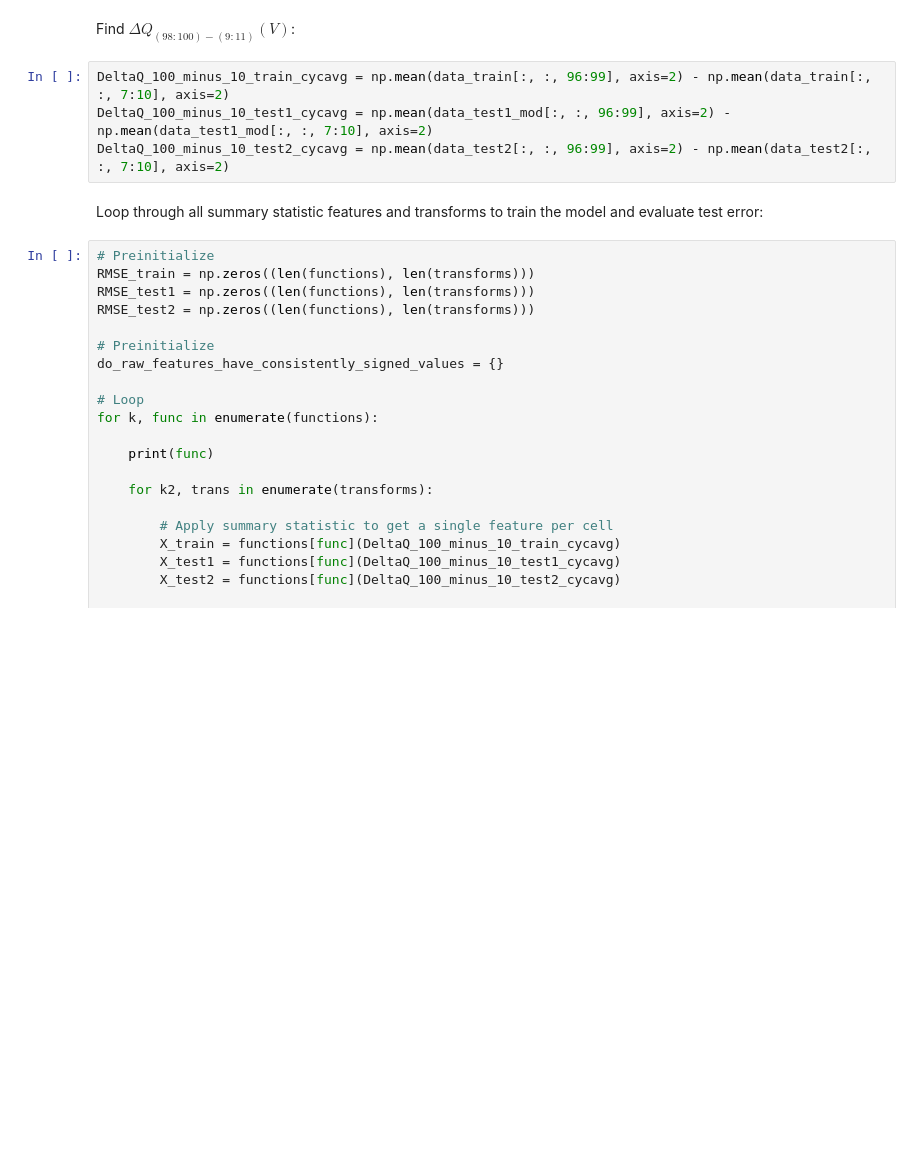
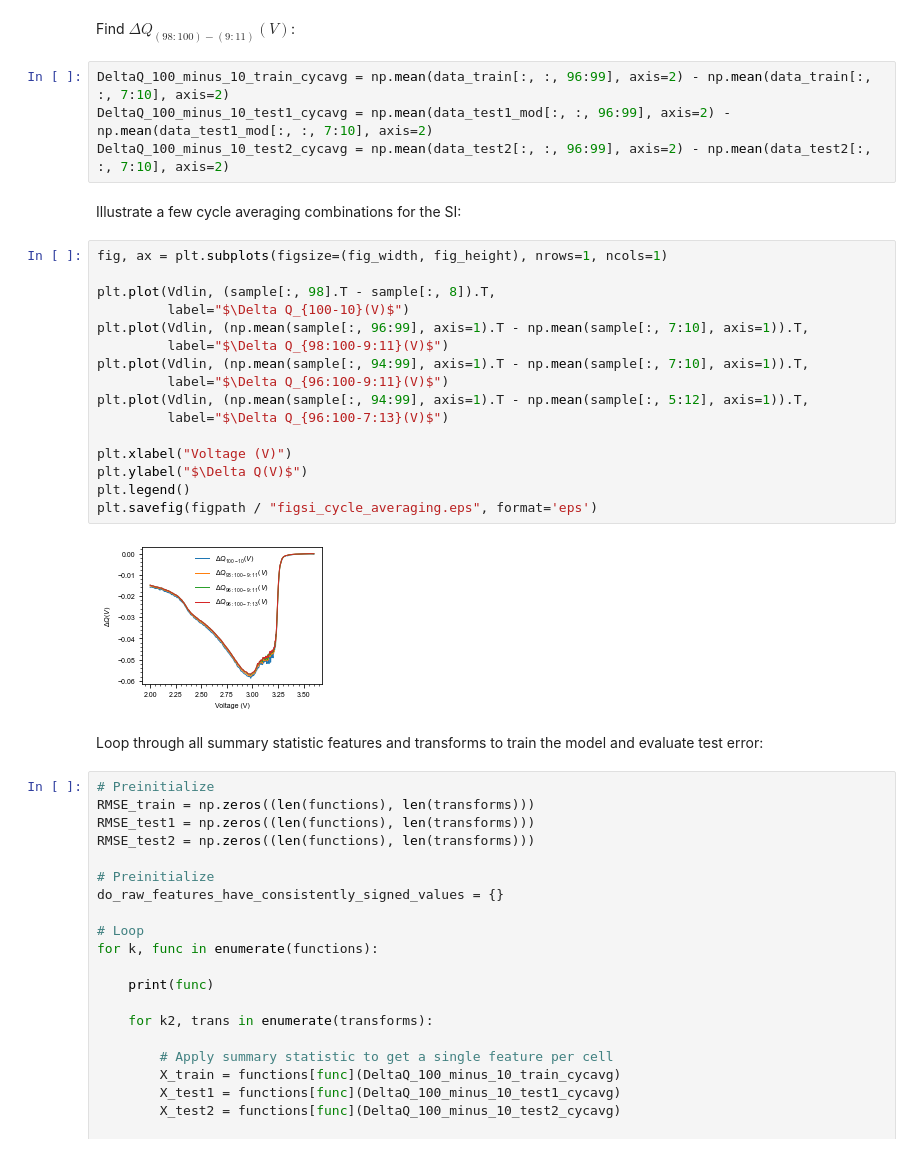
Before and after one commit to petermattia/revisit-severson-et-al, a Jupyter notebook: revisit-severson-et-al.ipynb, the cells around one changed output. Cells and saved outputs as stored; diff of their text form; blank space fills up the shorter version.

Commit message:
Response round 2
- Add SI fig on cycle averaging
- Add a small analysis on cycle life vs charging time

```diff
--- a/revisit-severson-et-al.ipynb
+++ b/revisit-severson-et-al.ipynb
@@ -710,6 +710,26 @@ Find $ \Delta Q_{(98:100)-(9:11)}(V) $:
 DeltaQ_100_minus_10_train_cycavg = np.mean(data_train[:, :, 96:99], axis=2) - np.mean(data_train[:, :, 7:10], axis=2)
 DeltaQ_100_minus_10_test1_cycavg = np.mean(data_test1_mod[:, :, 96:99], axis=2) - np.mean(data_test1_mod[:, :, 7:10], axis=2)
 DeltaQ_100_minus_10_test2_cycavg = np.mean(data_test2[:, :, 96:99], axis=2) - np.mean(data_test2[:, :, 7:10], axis=2)
+# %% [markdown]
+Illustrate a few cycle averaging combinations for the SI:
+# %%
+fig, ax = plt.subplots(figsize=(fig_width, fig_height), nrows=1, ncols=1)
+
+plt.plot(Vdlin, (sample[:, 98].T - sample[:, 8]).T,
+         label="$\Delta Q_{100-10}(V)$")
+plt.plot(Vdlin, (np.mean(sample[:, 96:99], axis=1).T - np.mean(sample[:, 7:10], axis=1)).T,
+         label="$\Delta Q_{98:100-9:11}(V)$")
+plt.plot(Vdlin, (np.mean(sample[:, 94:99], axis=1).T - np.mean(sample[:, 7:10], axis=1)).T,
+         label="$\Delta Q_{96:100-9:11}(V)$")
+plt.plot(Vdlin, (np.mean(sample[:, 94:99], axis=1).T - np.mean(sample[:, 5:12], axis=1)).T,
+         label="$\Delta Q_{96:100-7:13}(V)$")
+
+plt.xlabel("Voltage (V)")
+plt.ylabel("$\Delta Q(V)$")
+plt.legend()
+plt.savefig(figpath / "figsi_cycle_averaging.eps", format='eps')
+# %% [output]
+[figure, added]
 # %% [markdown]
 Loop through all summary statistic features and transforms to train the model and evaluate test error:
 # %%
```
Also changed, not shown: parts of 3 cells of this notebook, 15 other files.
